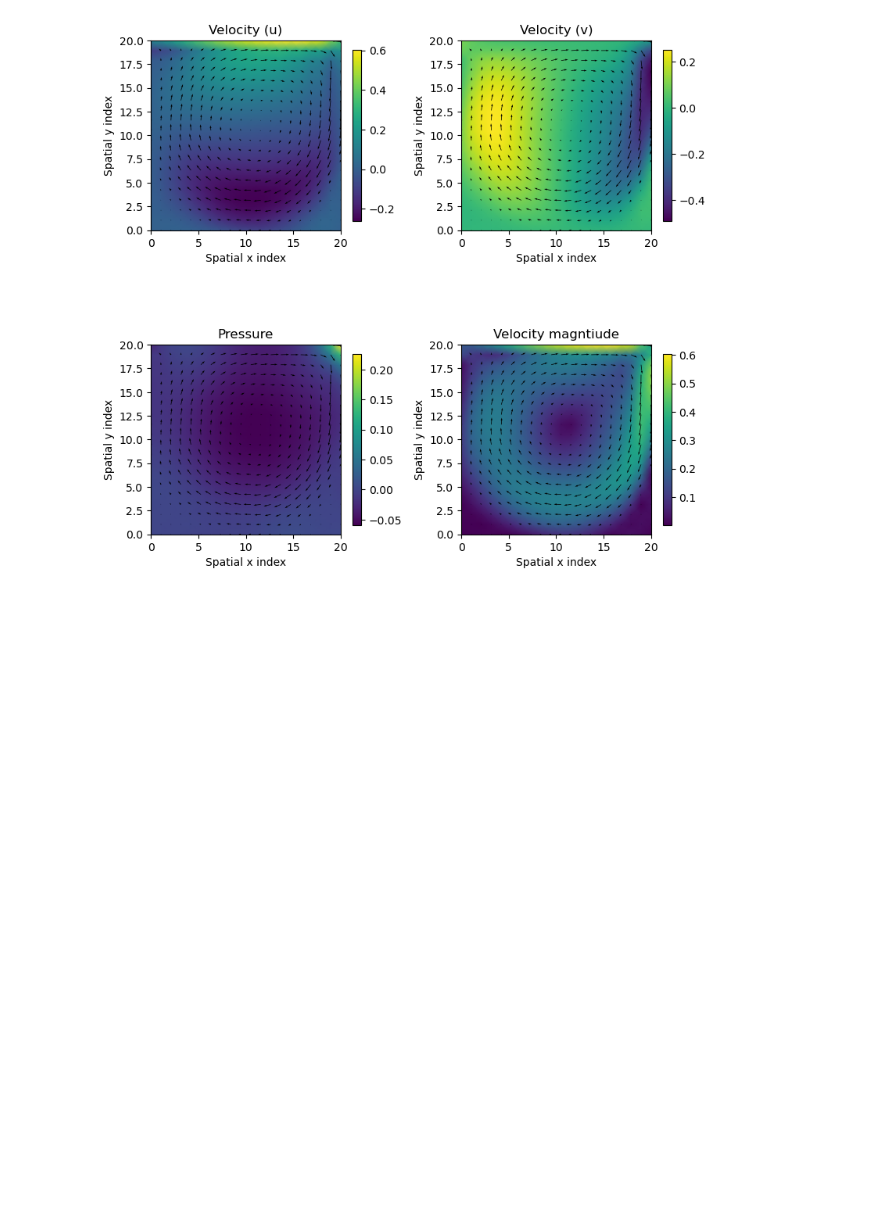
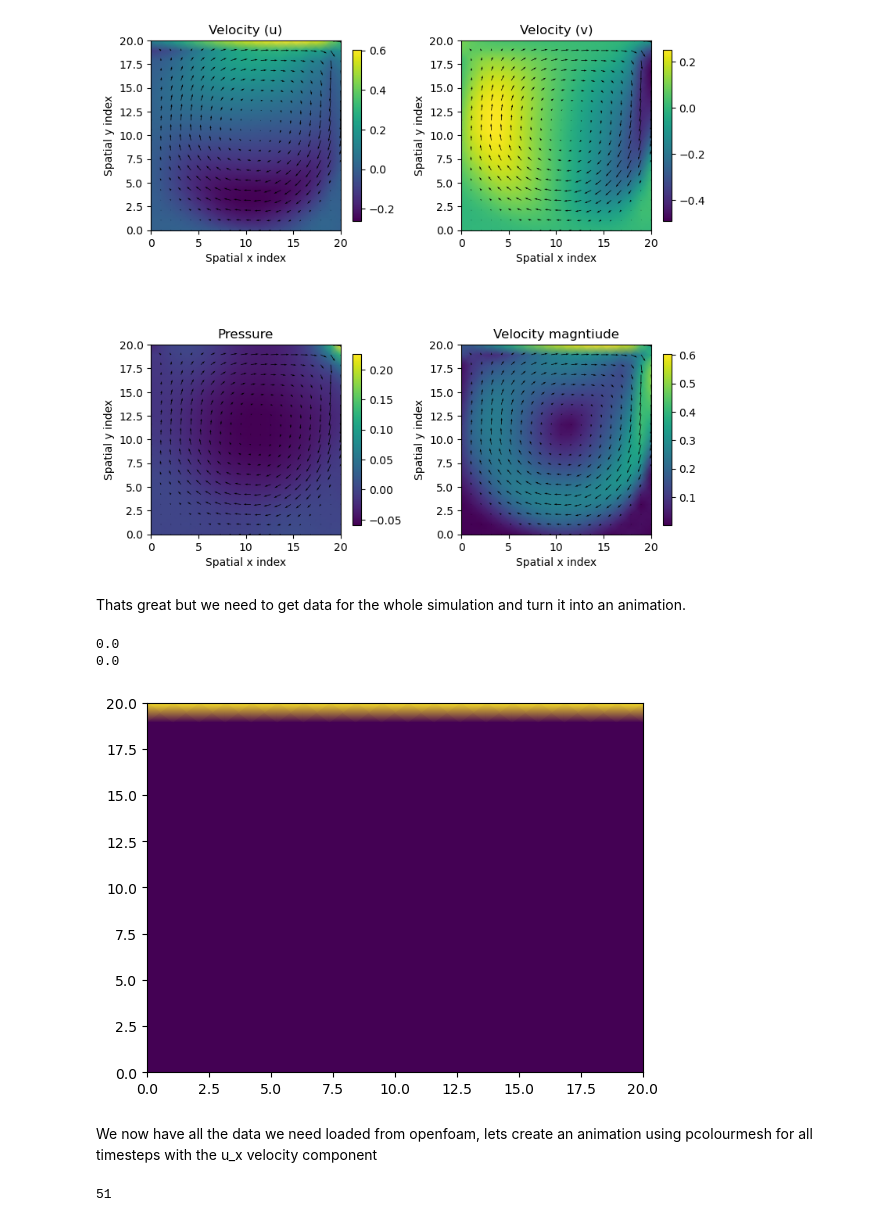
Before and after one commit to harrymchugh/pinns, a Jupyter notebook: src/2d-ns/2d-ns-simulation.ipynb, the cells around one changed output. Saved outputs shown, nothing was run; the diff lists cells and outputs as text; code cells hidden in the pictures; blank space fills up the shorter version.

Commit message:
Add initial code for working animation for 2D ns openfoam simulation

```diff
--- a/src/2d-ns/2d-ns-simulation.ipynb
+++ b/src/2d-ns/2d-ns-simulation.ipynb
@@ -101,3 +104,68 @@ fig.tight_layout()
 plt.show()
 # %% [output]
 [figure]
+# %% [markdown]
+Thats great but we need to get data for the whole simulation and turn it into an animation.
+# %%
+#Read in from control dict eventually
+start_time = 0
+end_time = 5
+
+write_interval = 20
+dt = 0.005
+output_inc = dt * write_interval
+
+num_outputs = ( end_time / output_inc ) + 1
+
+openfoam_case_path = "/Users/harry/openfoam/cavity-re100/"
+
+numx = 20
+numy = 20
+numt = len(np.arange(start_time,end_time + output_inc,output_inc))
+shape = (numx,numy,numt)
+
+u_full = np.empty(shape)
+v_full = np.empty(shape)
+w_full = np.empty(shape)
+p_full = np.empty(shape)
+
+idx = 0
+for time in np.arange(start_time,end_time + output_inc,output_inc):
+    openfoam_timestep = openfoam_case_path + f"{time:.1f}"
+
+    if time.is_integer():
+        openfoam_timestep = openfoam_case_path + str(int(time))
+
+    if time == 0:
+        u_full[:-1,:,idx] = 0
+        u_full[-1,:,idx] = 1
+    else:
+        U = ofpp.parse_internal_field(f"{openfoam_timestep}/U")
+        u_full[:,:,idx] = U[:,0].reshape((numx,numy))
+        v_full[:,:,idx] = U[:,1].reshape((numx,numy))
+
+        p_full[:,:,idx] = ofpp.parse_internal_field(f"{openfoam_timestep}/p").reshape((numx,numy))
+
+    idx += 1
+# %%
+#Check that u_full and p_full matches manual read
+u_0p7 = ofpp.parse_internal_field("/Users/harry/openfoam/cavity-re100/0.7/U")[:,0].reshape((20,20))
+print(np.sum(u_full[:,:,7] - u_0p7)) #differences should be 0 if identical
+
+p_0p7 = ofpp.parse_internal_field("/Users/harry/openfoam/cavity-re100/0.7/p").reshape((20,20))
+print(np.sum(p_full[:,:,7] - p_0p7)) #differences should be 0 if identical
+# %% [output]
+0.0
+0.0
+# %%
+fig, ax = plt.subplots()
+ax.pcolormesh(X, Y, u_full[:,:,0], shading='gouraud')
+plt.show()
+# %% [output]
+[figure, added]
+# %% [markdown]
+We now have all the data we need loaded from openfoam, lets create an animation using pcolourmesh for all timesteps with the u_x velocity component
+# %%
+idx
+# %% [output]
+51
```
Also changed, not shown: parts of 3 cells of this notebook, 1 other file.
